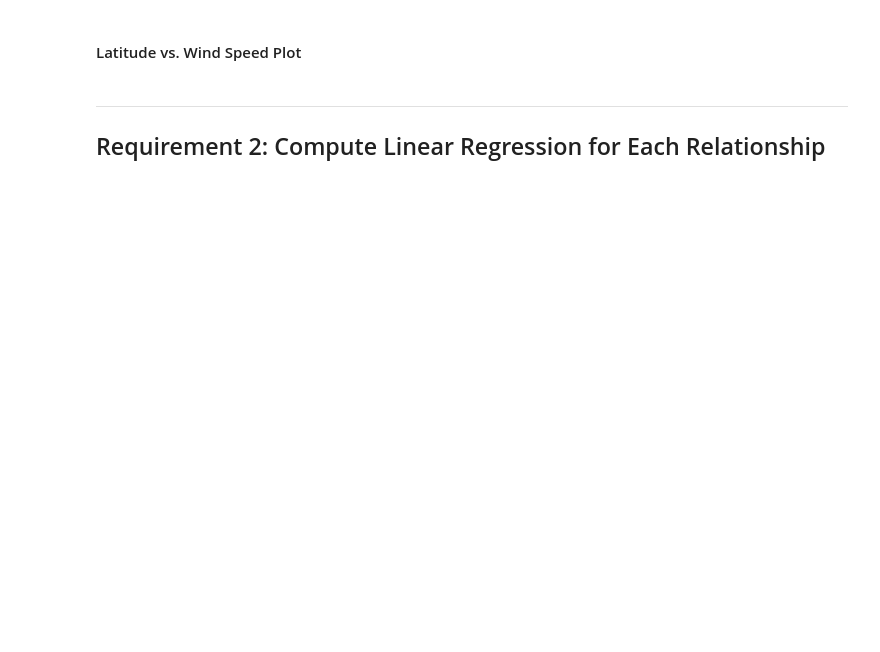
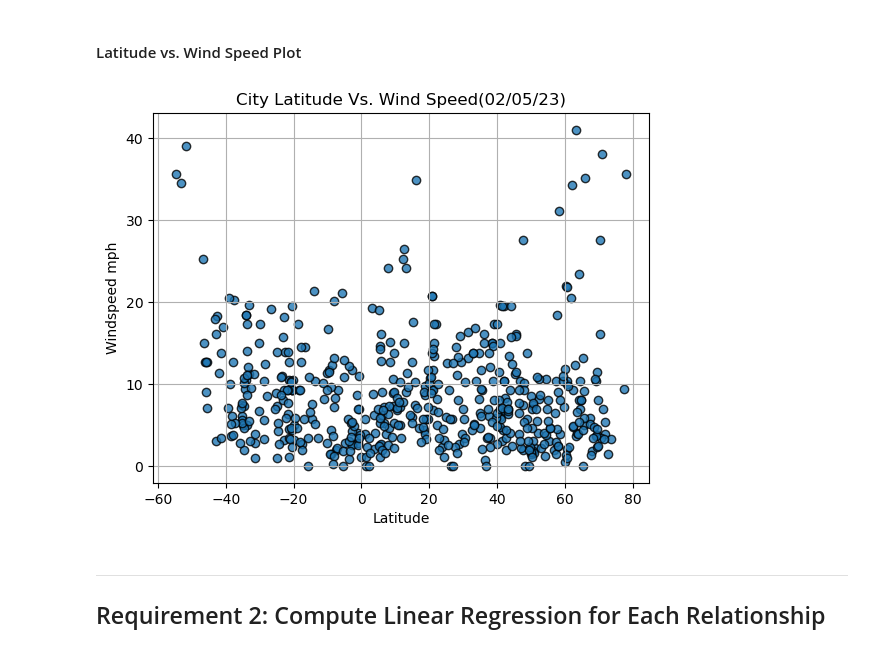
Before and after one commit to Adrian-Stahl/python-api-challenge, a Jupyter notebook: API WeatherPy/WeatherPy.ipynb, the cells around one changed output. Cells and saved outputs as stored; diff of their text form; code cells hidden in the pictures; blank space fills up the shorter version.

```diff
--- a/API WeatherPy/WeatherPy.ipynb
+++ b/API WeatherPy/WeatherPy.ipynb
@@ -149,9 +149,9 @@ lats = city_data_df["Lat"]
 max_temps = city_data_df["Max Temp"]
 humidity = city_data_df["Humidity"]
 cloudiness = city_data_df["Cloudiness"]
-wind_speed = city_data_df["Windspeed"]
+wind_speed = city_data_df["Wind Speed"]
 
-city_data_df.to_csv(output_data_file, index_label="City_ID")
+
 # Show Record Count
 city_data_df.count()
 # %% [output]
@@ -217,15 +266,23 @@ plt.show()
 # %%
 # Build the scatter plots for latitude vs. wind speed
 # YOUR CODE HERE
-
+plt.scatter(lats,
+            wind_speed,
+           edgecolor="black", linewidth=1, marker="o",
+           alpha=0.8, label="Cities")
 # Incorporate the other graph properties
 # YOUR CODE HERE
-
+plt.title("City Latitude Vs. Wind Speed(%s)" % time.strftime("%x"))
+plt.ylabel("Windspeed mph")
+plt.xlabel("Latitude")
+plt.grid(True)
 # Save the figure
-plt.savefig("output_data/Fig4.png")
+plt.savefig("../output_data/Fig4.png")
 
 # Show plot
 plt.show()
+# %% [output]
+[figure, added]
 # %% [markdown]
 ---
 
```
Also changed, not shown: parts of 21 cells of this notebook, 5 other files.
